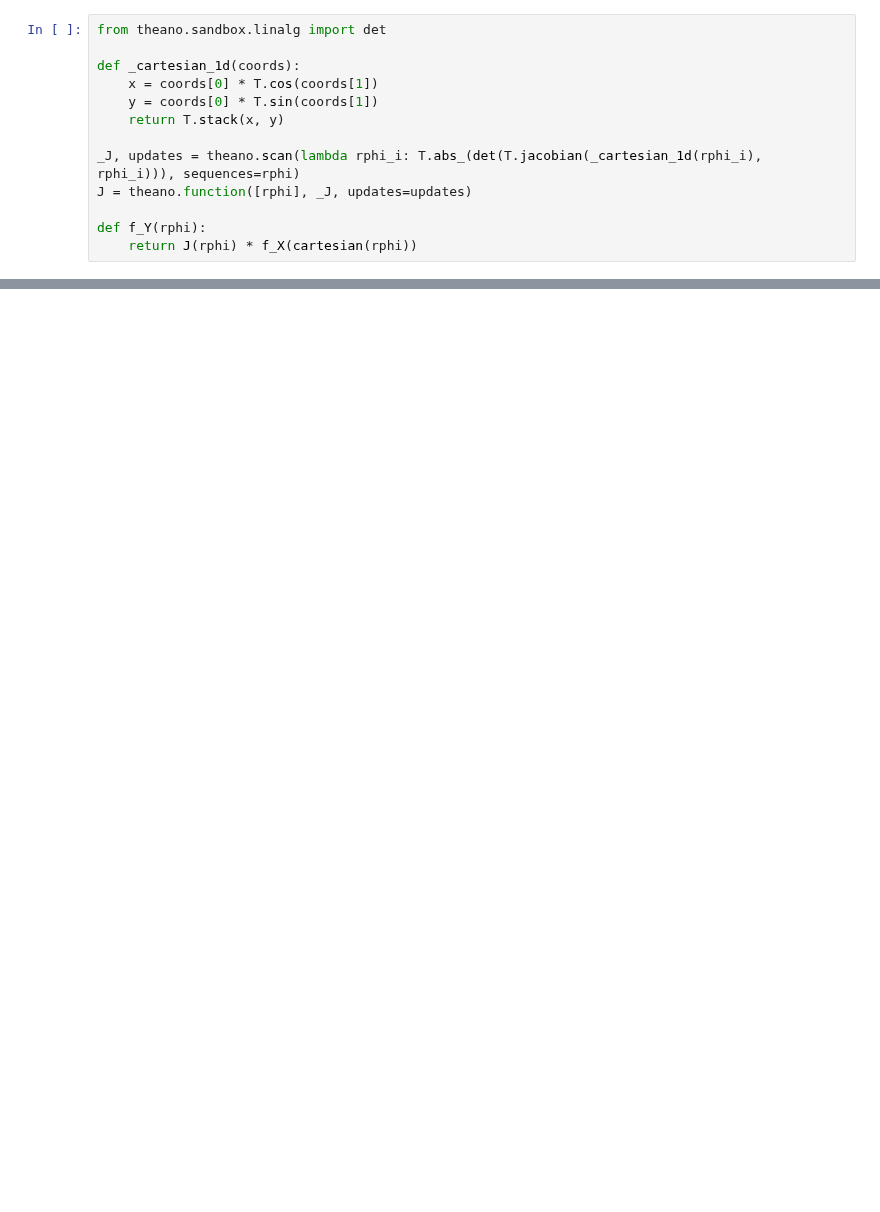
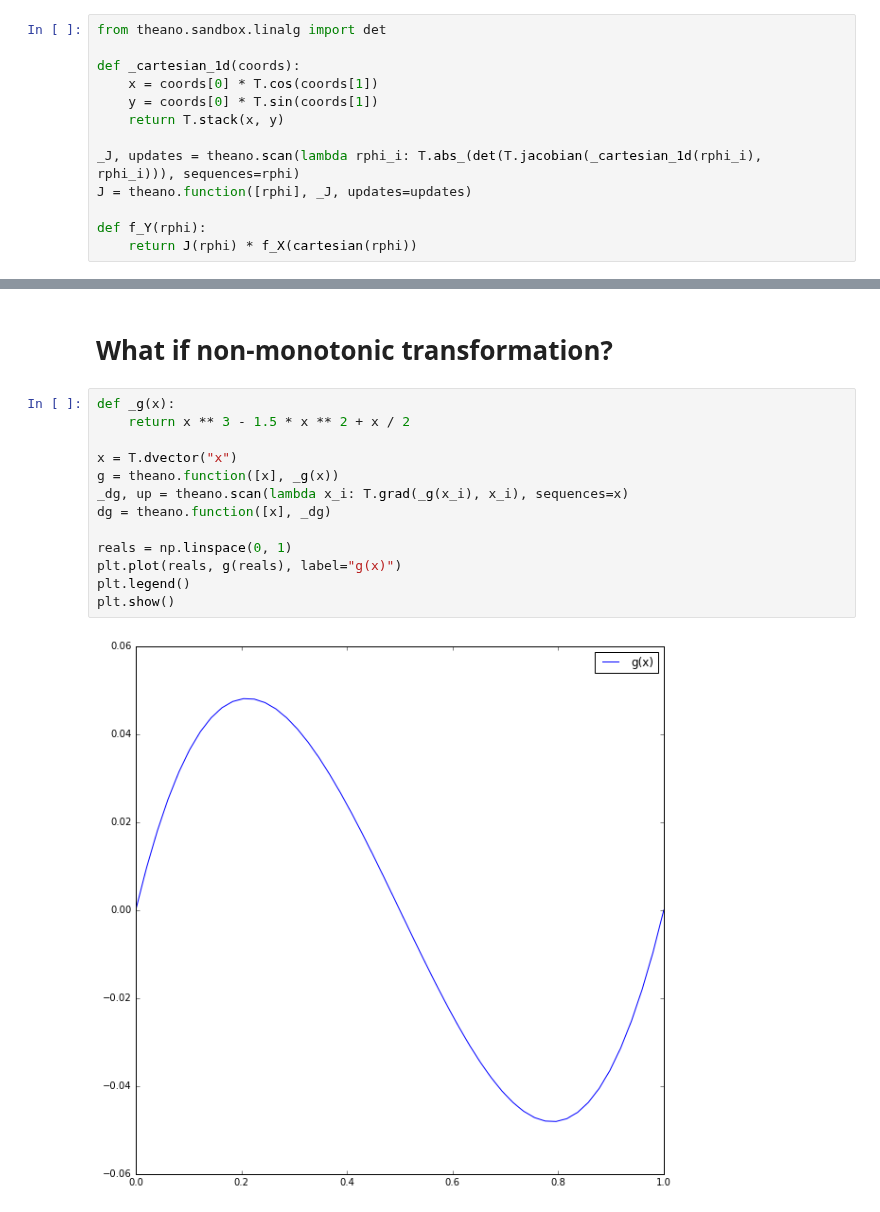
Before and after one commit to glouppe/notebooks, a Jupyter notebook: Probability density functions under changes of variables.ipynb, the cells around one changed output, grey strips where cells are left out. Saved outputs shown, nothing was run; the diff lists cells and outputs as text; blank space fills up the shorter version.

```diff
--- a/Probability density functions under changes of variables.ipynb
+++ b/Probability density functions under changes of variables.ipynb
@@ -117,0 +122,17 @@ plt.plot()
+# %% [markdown]
+# What if non-monotonic transformation?
+# %%
+def _g(x):
+    return x ** 3 - 1.5 * x ** 2 + x / 2
+
+x = T.dvector("x")
+g = theano.function([x], _g(x))
+_dg, up = theano.scan(lambda x_i: T.grad(_g(x_i), x_i), sequences=x)
+dg = theano.function([x], _dg)
+
+reals = np.linspace(0, 1)
+plt.plot(reals, g(reals), label="g(x)")
+plt.legend()
+plt.show()
+# %% [output]
+[figure, added]
```
Also changed, not shown: parts of 6 cells of this notebook.
